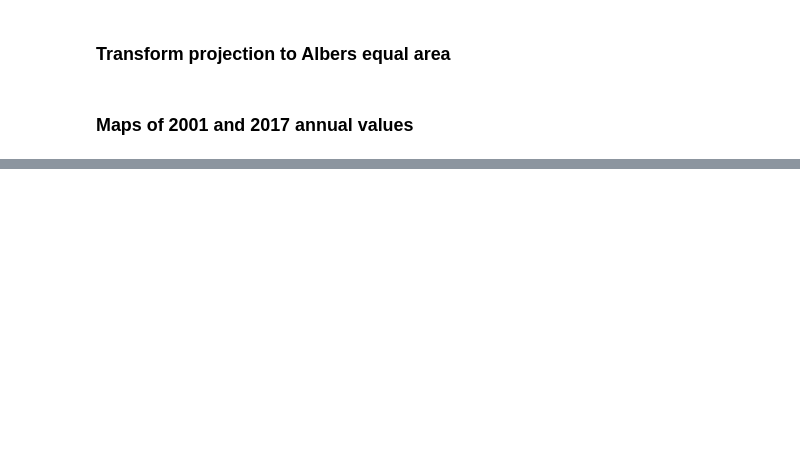
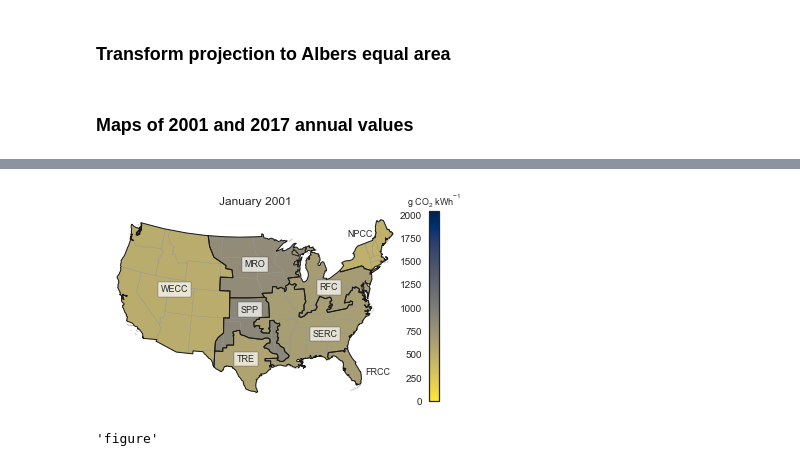
Before and after one commit to gschivley/carbon-index, a Jupyter notebook: Notebooks/NERC maps.ipynb, the cells around one changed output, grey strips where cells are left out. Saved outputs shown, nothing was run; the diff lists cells and outputs as text; code cells hidden in the pictures; blank space fills up the shorter version.

```diff
--- a/Notebooks/NERC maps.ipynb
+++ b/Notebooks/NERC maps.ipynb
@@ -187,0 +185,5 @@ plt.savefig(path, bbox_inches='tight', dpi=350)
+# %%
+path = join(data_path, 'final NERC data',
+            'NERC gen emissions and index {}.csv'.format(file_date))
+df = pd.read_csv(path, parse_dates=[6])
+df.rename(columns={'index': 'index g/kwh'}, inplace=True)
@@ -187,0 +241,2 @@ plt.savefig(path, bbox_inches='tight', dpi=350)
+# %%
+dt, _df = list(df.groupby('datetime'))[0]
@@ -187,0 +257,2 @@ plt.savefig(path, bbox_inches='tight', dpi=350)
+# %%
+regions_albers = regions_albers.merge(_df, on='nerc', how='inner')
@@ -187,0 +275,23 @@ plt.savefig(path, bbox_inches='tight', dpi=350)
+# %%
+vmin = df.index.min()
+vmax = df.index.max()
+
+regions_month = pd.merge(regions_albers, _df, on='nerc', how='inner')
+
+kwargs = dict(
+    regions_lw = 1,
+    regions_ec = '0.1',
+    SERC_y = -1.5,
+    SPP_y = 2.25,
+    FRCC_x = 4.3
+)
+
+plot_nerc_annual(regions_proj=regions_month, states_proj=states_albers, data_col='index g/kwh',
+                 text_col='nerc', vmin=vmin, vmax=vmax, title=dt.strftime('%B %Y'),
+                 cbar_title='g $\mathregular{CO_2 \ kWh^{-1}}$', **kwargs)
+# %% [output]
+[figure, added]
+# %%
+plt.rcParams['savefig.dpi']
+# %% [output]
+'figure'
```
Also changed, not shown: parts of 20 cells of this notebook, 1 other file.
